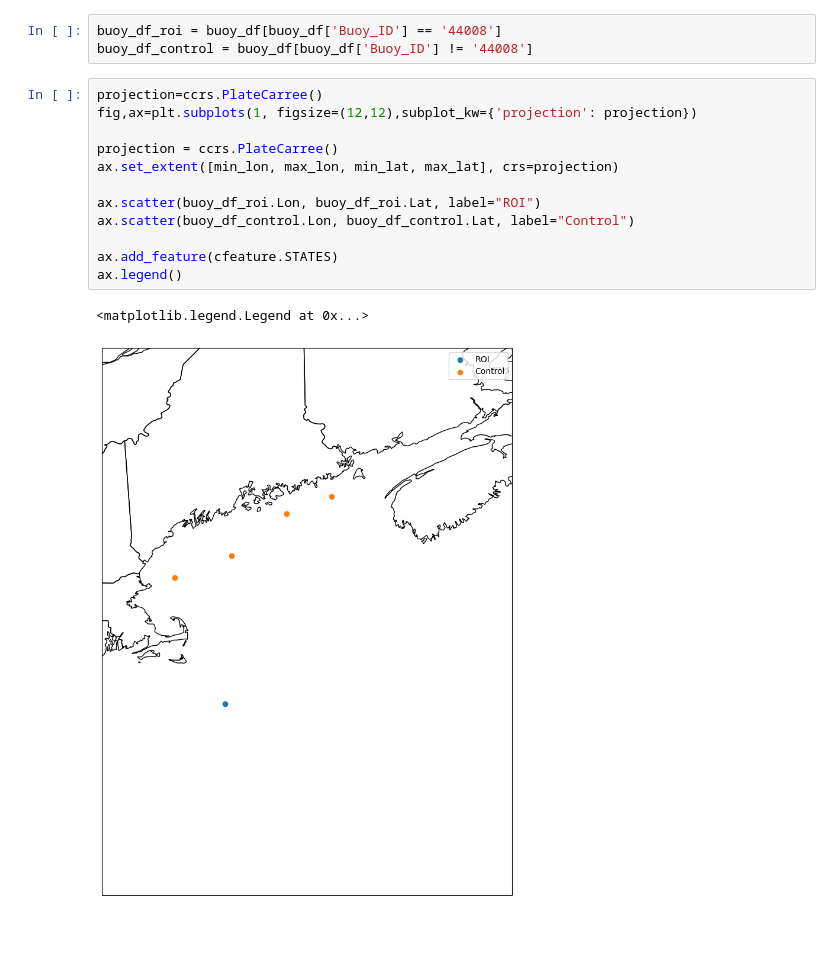
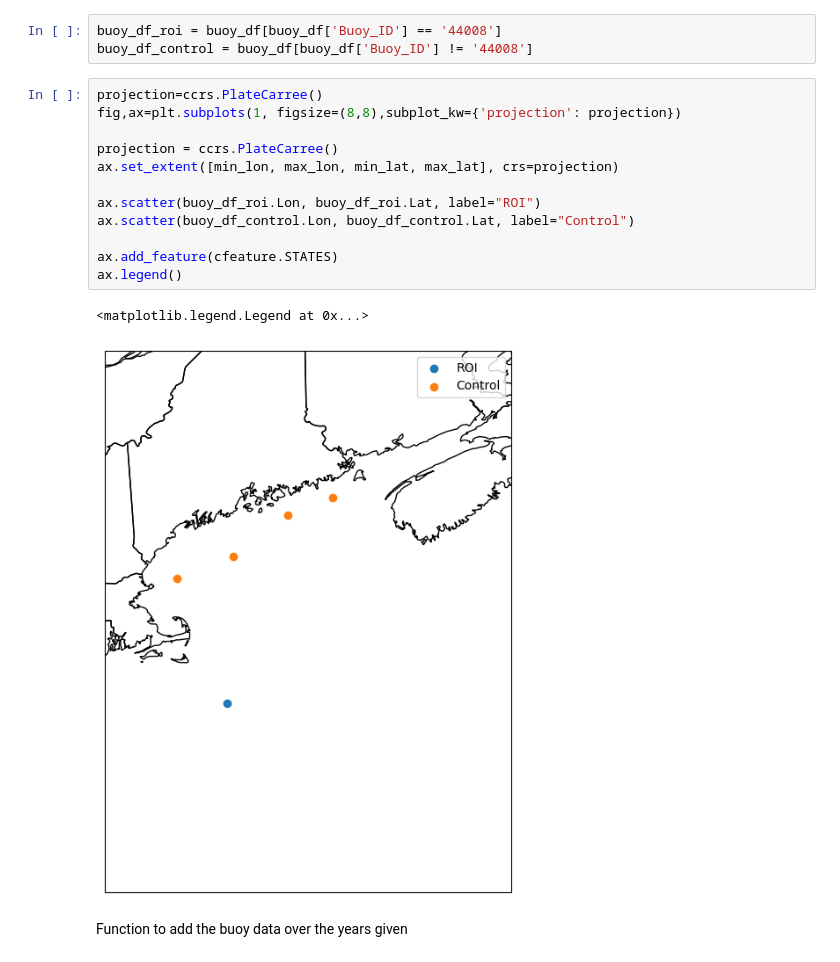
Before and after one commit to jesseturner/FalseLowClouds, a Jupyter notebook: Case_Studies/Georges_Bank/Anomaly_Analysis.ipynb, the cells around one changed output. Drawn from its saved outputs; the diff is of its cells as text; blank space fills up the shorter version.

Commit message:
Working on making buoy analysis

```diff
--- a/Case_Studies/Georges_Bank/Anomaly_Analysis.ipynb
+++ b/Case_Studies/Georges_Bank/Anomaly_Analysis.ipynb
@@ -176,16 +176,18 @@ buoy_df_roi = buoy_df[buoy_df['Buoy_ID'] == '44008']
 buoy_df_control = buoy_df[buoy_df['Buoy_ID'] != '44008']
 # %%
 projection=ccrs.PlateCarree()
-fig,ax=plt.subplots(1, figsize=(12,12),subplot_kw={'projection': projection})
+fig,ax=plt.subplots(1, figsize=(8,8),subplot_kw={'projection': projection})
 
 projection = ccrs.PlateCarree()
 ax.set_extent([min_lon, max_lon, min_lat, max_lat], crs=projection)
 
 ax.scatter(buoy_df_roi.Lon, buoy_df_roi.Lat, label="ROI")
 ax.scatter(buoy_df_control.Lon, buoy_df_control.Lat, label="Control")
 
 ax.add_feature(cfeature.STATES)
 ax.legend()
 # %% [output]
 <matplotlib.legend.Legend at 0x...>
-[figure, old version]
+[figure, new version]
+# %% [markdown]
+Function to add the buoy data over the years given
```
Also changed, not shown: parts of 7 cells of this notebook, 1 other file.
